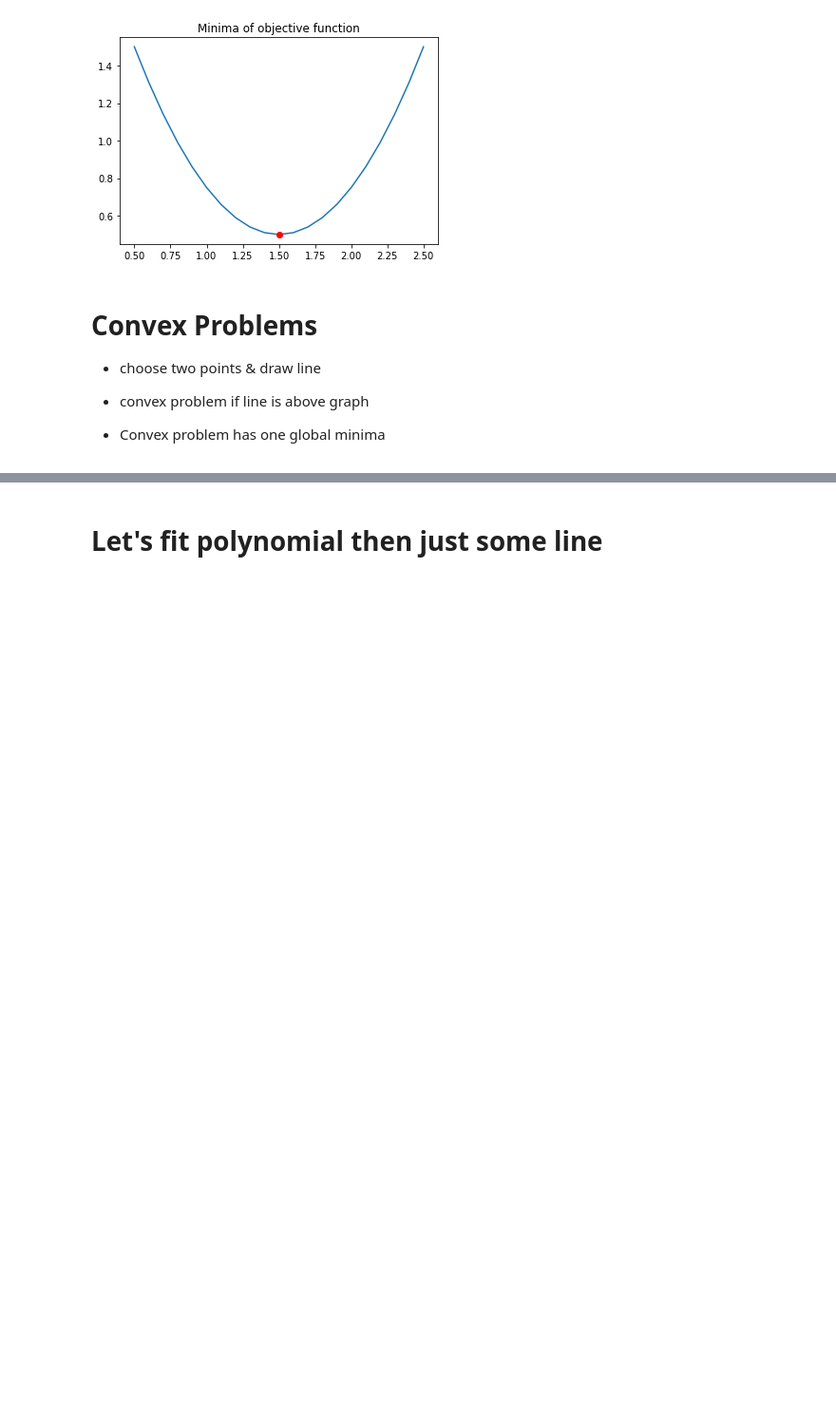
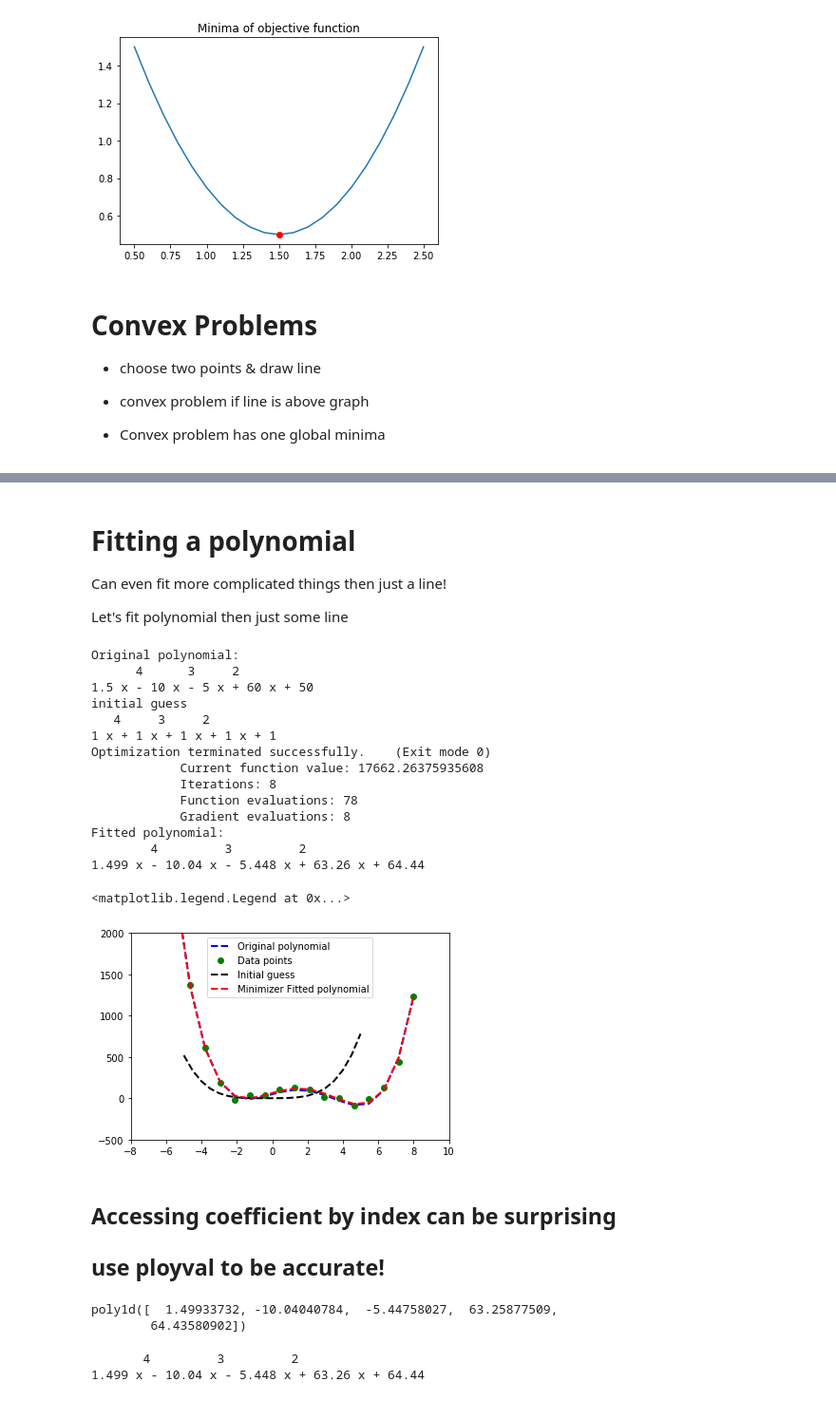
Before and after one commit to skharel/ML4T-Lecture-Notes, a Jupyter notebook: 1-8.ipynb, the cells around one changed output, grey strips where cells are left out. Shown at 95% size. Drawn from its saved outputs; the diff is of its cells as text; code cells hidden in the pictures; blank space fills up the shorter version.

```diff
--- a/1-8.ipynb
+++ b/1-8.ipynb
@@ -133,5 +175,9 @@ Fitted line: C0 = 3.7402607870920495, C1 = 3.1268385705849604
 # %% [markdown]
-# Let's fit polynomial then just some line
+# Fitting a polynomial
+
+Can even fit more complicated things then just a line!
+
+Let's fit polynomial then just some line
 # %%
 def err_poly(c, data):
     """Computer error between given polynomial and observed data
@@ -144,8 +190,8 @@ def err_poly(c, data):
     Returns error as a single real value
     """
     # Metric: Sum of squared Y-axis differences
+    actual_x = data[:, 0]
     actual_y = data[:, 1]
-    actual_x = data[:, 0]
     guess_y = np.polyval(c, actual_x)
     err = np.sum( (actual_y - guess_y) ** 2 )
     return err
@@ -162,11 +208,72 @@ def fit_poly(data, error_func, degree=3):
     Returns polynomial that minimized the error function
     """
 
-    inital_polynomial_coefficient_guess = np.poly1d(np.ones(degree + 1,  dtype=np.float32))
+    initial_polynomial_coefficient_guess = np.poly1d(np.ones(degree + 1,  dtype=np.float32))
+    print("initial guess")
+    print(initial_polynomial_coefficient_guess)
 
-    # plot initial guess
-    x = np.linspace(-5,-5, 21)
-    plt.plot(x, np.polyval((inital_polynomial_coefficient_guess, x), 'm--', linewidth=2.0, label="Inital guess"))
+    # plot of initial guess
+    guess_x = np.linspace(-5, 5, 21)
+    guess_y = np.polyval(initial_polynomial_coefficient_guess, guess_x)
+    plt.plot(guess_x, guess_y, 'k--', linewidth=2.0, label="Initial guess")
 
-    result = spo.minimize(error_func, inital_polynomial_coefficient_guess, args=(data,), method='SLSQP', options={'disp': True})
+    # now tell the machine to optimize for our error function
+    result = spo.minimize(error_func, initial_polynomial_coefficient_guess, args=(data,), method='SLSQP', options={'disp': True})
     return np.poly1d(result.x) # convert optimal result into a poly1d object and return it
+# %%
+# define a original polynomial
+
+polynomial = np.poly1d([1.5, -10, -5, 60, 50])
+print(f"Original polynomial:\n {polynomial}")
+x_orig = np.linspace(-8, 8, 20) # gives linearly spaced 21 points between 0 & 10
+y_orig = np.polyval(polynomial, x_orig)
+plt.plot(x_orig, y_orig, 'b--', linewidth = 2.0, label = "Original polynomial")
+plt.xlim(-8, 10)
+plt.ylim(-500, 2000)
+
+
+# now lets generate some noise to our data
+noise_sigma = 30.0
+noise_y = np.random.normal(2, noise_sigma, y_orig.shape)
+y_modified = y_orig + noise_y
+data = np.asarray([x_orig, y_modified]).T
+plt.plot(data[:, 0 ], data[:, 1], 'go', label='Data points')
+
+# now give machine the work!
+fitted_polynomial = fit_poly(data, err_poly, 4)
+print(f"Fitted polynomial:\n {fitted_polynomial}")
+fitted_y = np.polyval(fitted_polynomial, x_orig)
+plt.plot(x_orig, fitted_y, 'r--', linewidth=2.0, label="Minimizer Fitted polynomial")
+
+plt.legend(loc=0)
+# %% [output]
+Original polynomial:
+      4      3     2
+1.5 x - 10 x - 5 x + 60 x + 50
+initial guess
+   4     3     2
+1 x + 1 x + 1 x + 1 x + 1
+Optimization terminated successfully.    (Exit mode 0)
+            Current function value: 17662.26375935608
+            Iterations: 8
+            Function evaluations: 78
+            Gradient evaluations: 8
+Fitted polynomial:
+        4         3         2
+1.499 x - 10.04 x - 5.448 x + 63.26 x + 64.44
+<matplotlib.legend.Legend at 0x...>
+[figure, added]
+# %% [markdown]
+## Accessing coefficient by index can be surprising
+
+## use ployval to be accurate!
+# %%
+fitted_polynomial
+# %% [output]
+poly1d([  1.49933732, -10.04040784,  -5.44758027,  63.25877509,
+        64.43580902])
+# %%
+print(fitted_polynomial)
+# %% [output]
+       4         3         2
+1.499 x - 10.04 x - 5.448 x + 63.26 x + 64.44
```
Also changed, not shown: parts of 12 cells of this notebook.
